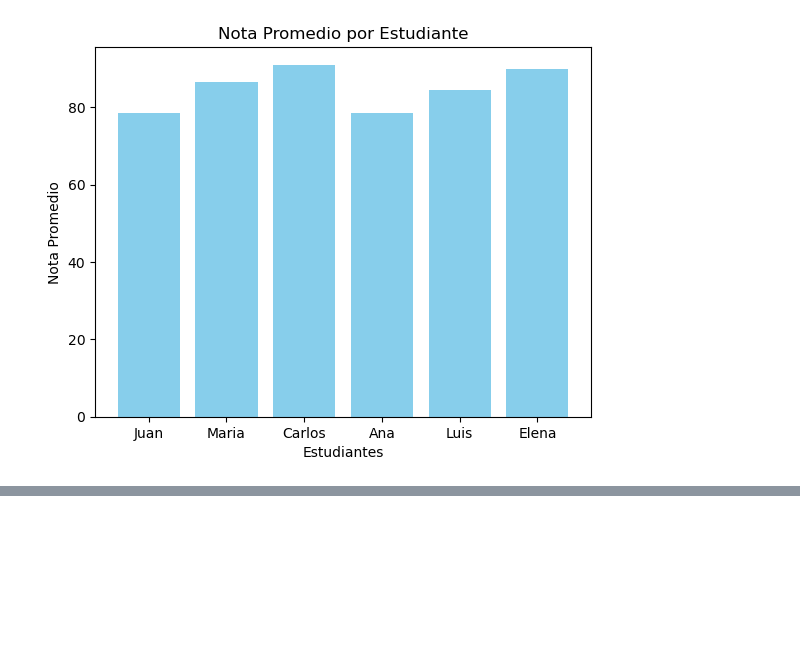
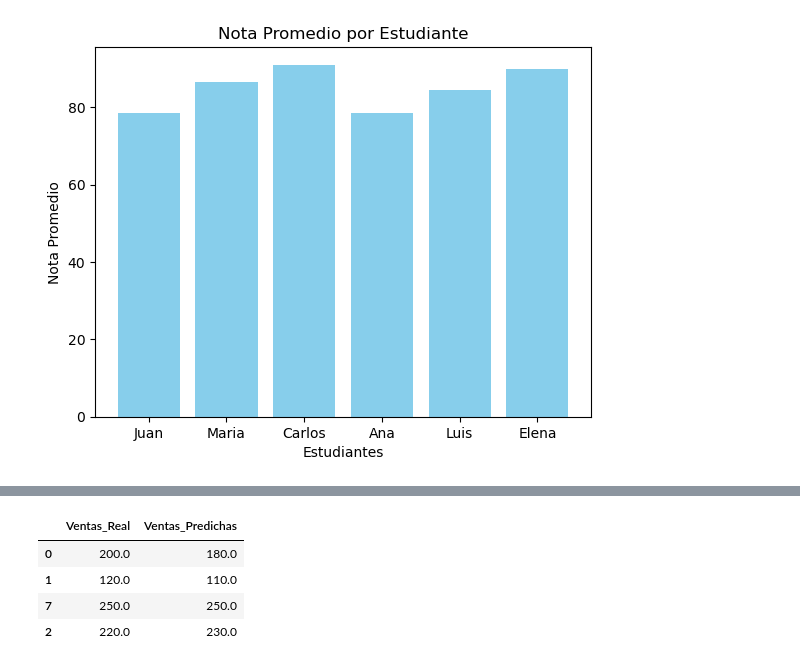
Before and after one commit to PyarmandoCode/Python_MA, a Jupyter notebook: Clase05/Clase05.ipynb, the cells around one changed output, grey strips where cells are left out. Saved outputs shown, nothing was run; the diff lists cells and outputs as text; code cells hidden in the pictures; blank space fills up the shorter version.

```diff
--- a/Clase05/Clase05.ipynb
+++ b/Clase05/Clase05.ipynb
@@ -107,0 +171,14 @@ plt.show()
+# %%
+#Visualizar predicciones
+predictions_df = pd.DataFrame({
+    'Ventas_Real': y_test, #y_test conjunto de datos de prueba
+    'Ventas_Predichas': predictions
+})
+
+predictions_df
+# %% [output]
+|  | Ventas_Real | Ventas_Predichas |
+| 0 | 200.0 | 180.0 |
+| 1 | 120.0 | 110.0 |
+| 7 | 250.0 | 250.0 |
+| 2 | 220.0 | 230.0 |
```
Also changed, not shown: parts of 7 cells of this notebook.
